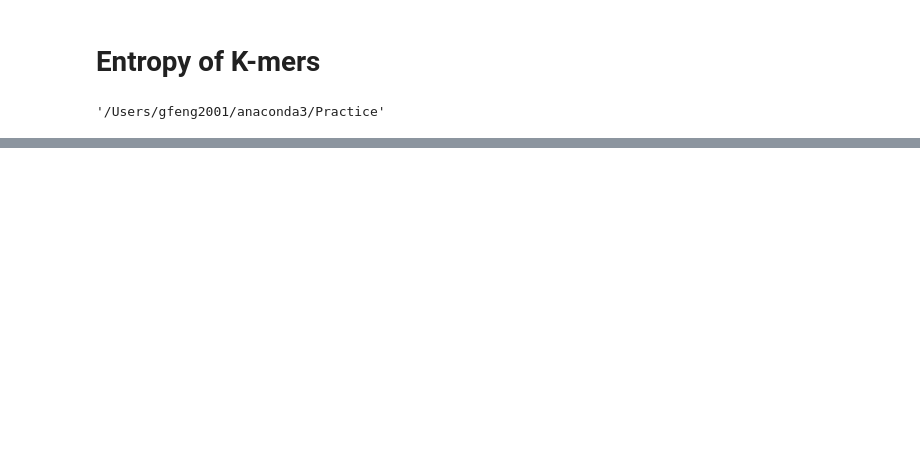
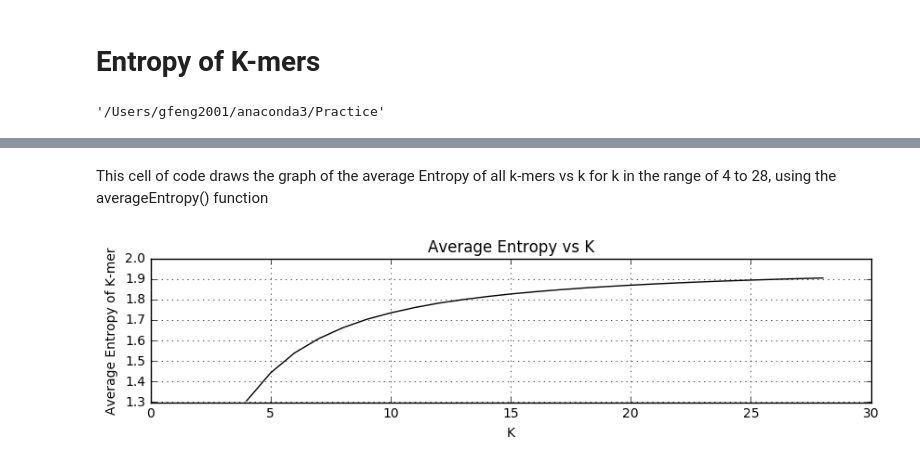
Before and after one commit to gfeng2001/MethylationEntropyAnalysis, a Jupyter notebook: K-mer Entropy.ipynb, the cells around one changed output, grey strips where cells are left out. Drawn from its saved outputs; the diff is of its cells as text; code cells hidden in the pictures; blank space fills up the shorter version.

```diff
--- a/K-mer Entropy.ipynb
+++ b/K-mer Entropy.ipynb
@@ -106,0 +296,23 @@ plt.show()
+# %% [markdown]
+This cell of code draws the graph of the average Entropy of all k-mers vs k for k in the range of 4 to 28, using the averageEntropy() function
+# %%
+import numpy as np
+import matplotlib.pyplot as plt
+
+w = 0
+x = []
+y = []
+for w in range(4,29):
+    x.append(w)
+    y.append(averageEntropy(w))
+
+fig, ax = plt.subplots(figsize=(10,2))
+
+ax.set_xlabel('K')
+ax.set_ylabel('Average Entropy of K-mer')
+ax.set_title('Average Entropy vs K')
+plt.plot(x, y, 'k')
+plt.grid(True)
+plt.show()
+# %% [output]
+[figure, added]
```
Also changed, not shown: parts of 7 cells of this notebook.
